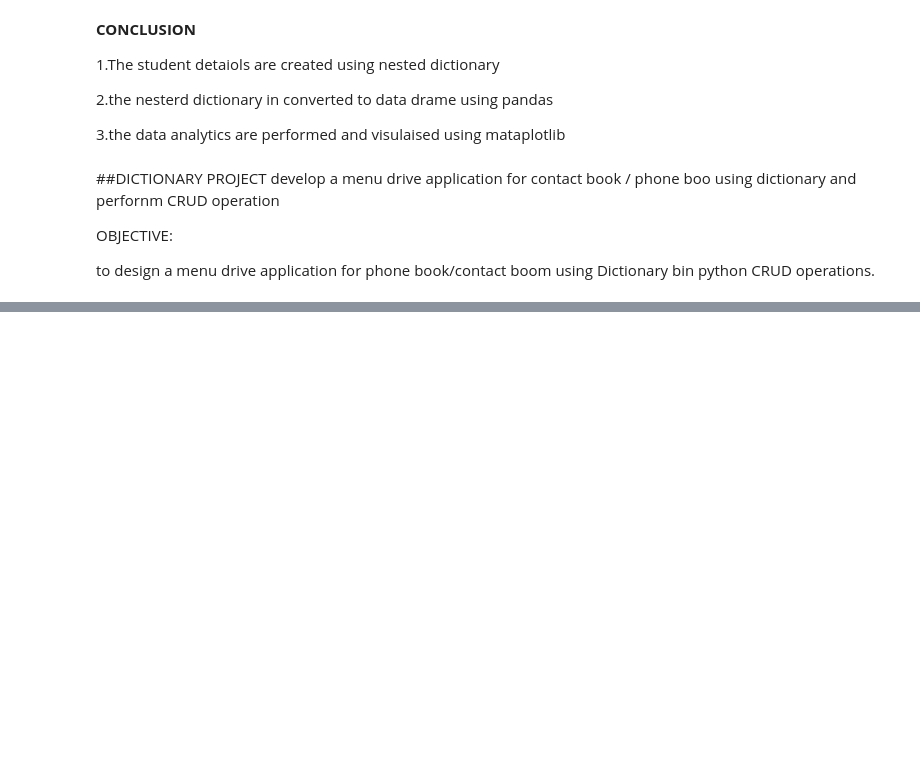
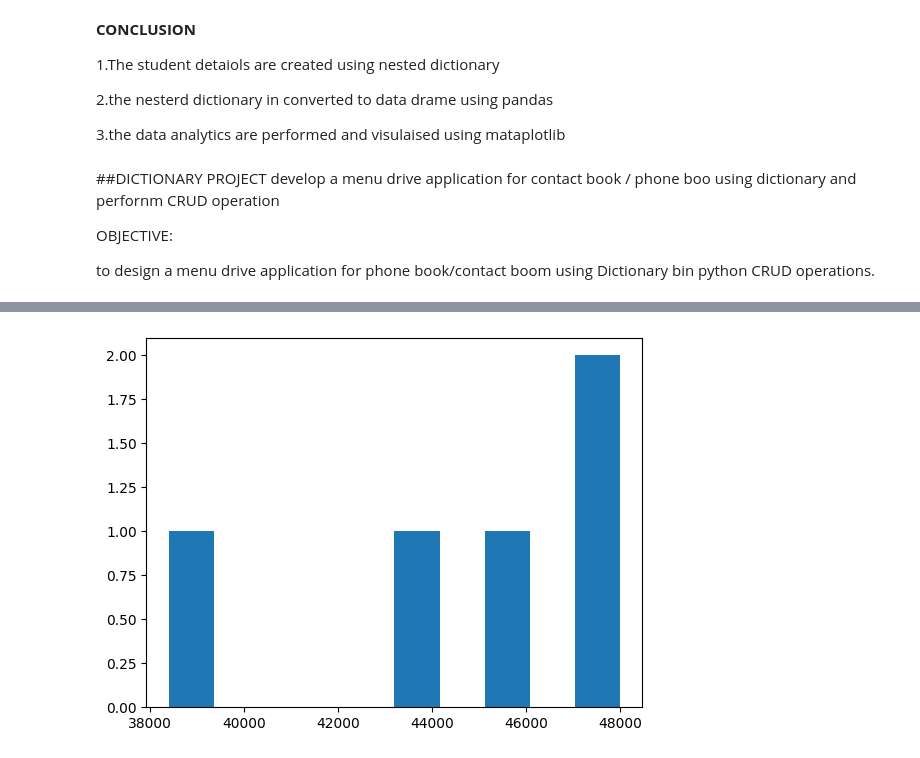
Before and after one commit to Janith-20/MED23CL202-, a Jupyter notebook: python_med.ipynb, the cells around one changed output, grey strips where cells are left out. Cells and saved outputs as stored; diff of their text form; code cells hidden in the pictures; blank space fills up the shorter version.

```diff
--- a/python_med.ipynb
+++ b/python_med.ipynb
@@ -515,0 +550,6 @@ to design a menu drive application for phone book/contact boom using Dictionary
+# %%
+Fees=[48000,43200,45600,38400,48000]
+plt.hist(Fees)
+plt.show()
+# %% [output]
+[figure, added]
```
Also changed, not shown: parts of 19 cells of this notebook.
